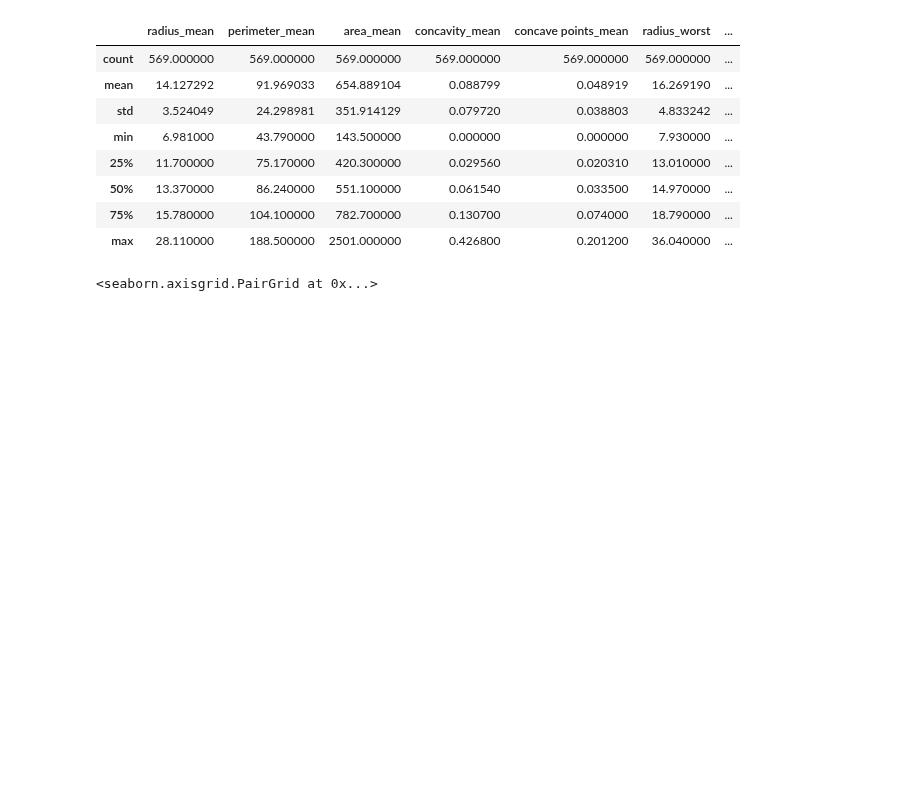
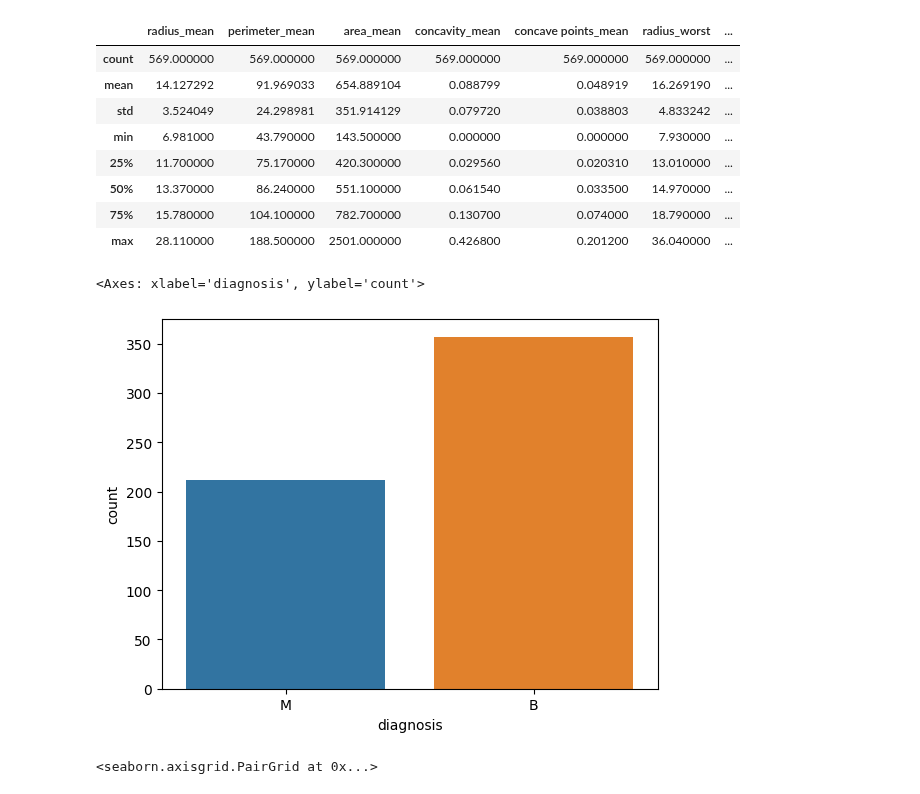
Before and after one commit to eskayML/breast_cancer, a Jupyter notebook: Breast Cancer Prediction.ipynb, the cells around one changed output. Cells and saved outputs as stored; diff of their text form; code cells hidden in the pictures; blank space fills up the shorter version.

```diff
--- a/Breast Cancer Prediction.ipynb
+++ b/Breast Cancer Prediction.ipynb
@@ -64,6 +64,11 @@ df.describe()
 | 50% | 13.370000 | 86.240000 | 551.100000 | 0.061540 | 0.033500 | 14.970000 | ... |
 | 75% | 15.780000 | 104.100000 | 782.700000 | 0.130700 | 0.074000 | 18.790000 | ... |
 | max | 28.110000 | 188.500000 | 2501.000000 | 0.426800 | 0.201200 | 36.040000 | ... |
+# %%
+sns.countplot(df, x = 'diagnosis')
+# %% [output]
+<Axes: xlabel='diagnosis', ylabel='count'>
+[figure, added]
 # %%
 sns.pairplot(df, hue = 'diagnosis', vars = ['radius_mean', 'perimeter_mean', 'area_mean', 'concavity_mean'])
 # %% [output]
```
Also changed, not shown: 3 other files.
